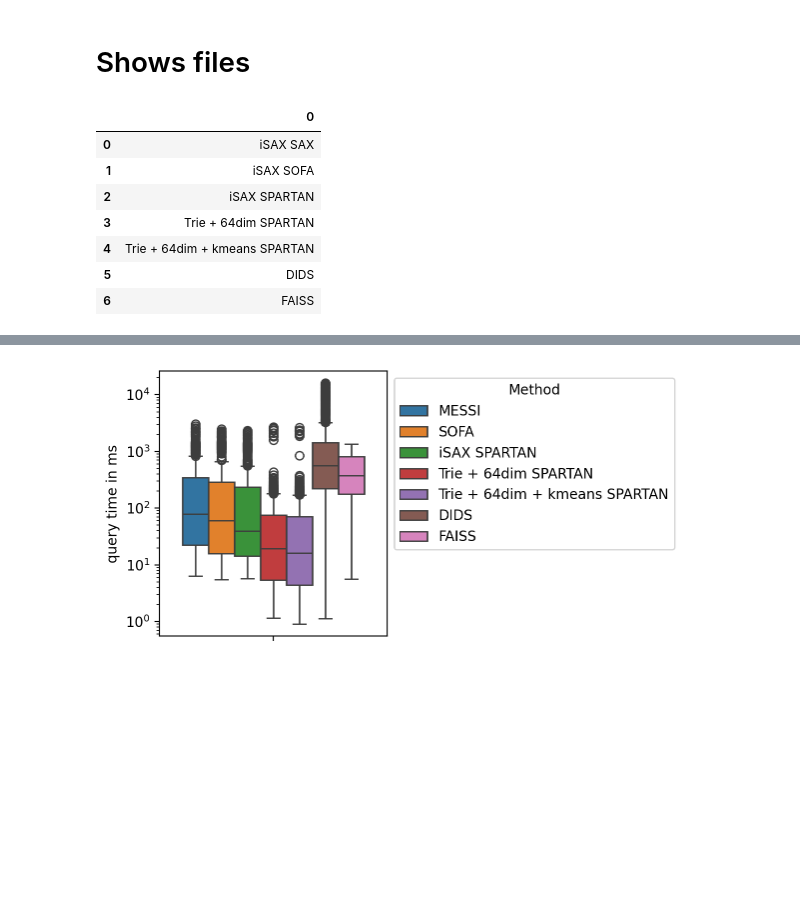
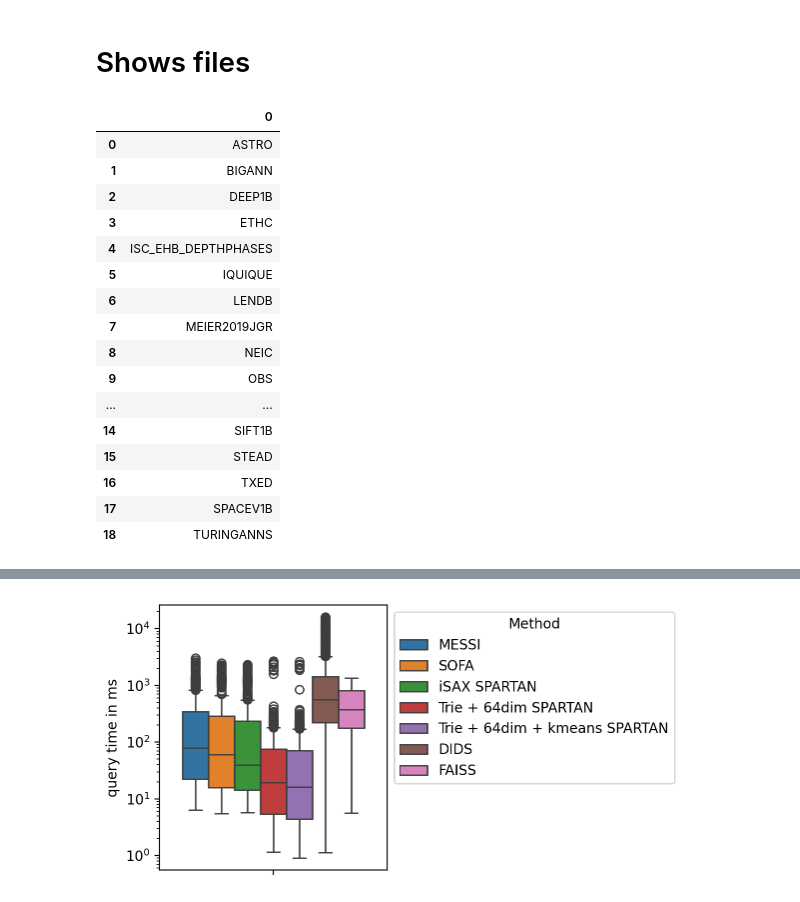
Before and after one commit to patrickzib/SOFA, a Jupyter notebook: notebooks/eval_all-spartan.ipynb, the cells around one changed output, grey strips where cells are left out. Saved outputs shown, nothing was run; the diff lists cells and outputs as text; code cells hidden in the pictures; blank space fills up the shorter version.

```diff
--- a/notebooks/eval_all-spartan.ipynb
+++ b/notebooks/eval_all-spartan.ipynb
@@ -162,6 +165,9 @@ query_times_best = pd.concat(
     ignore_index=True,
 )
 
+query_times_best["dataset"] = (
+    query_times_best["dataset"].astype(str).str.strip().str.upper()
+)
 
 # ============================================================
 # SHOW SELECTED CONFIGURATIONS
@@ -188,17 +194,27 @@ selected_configs = (
 # %%
 
 # display(selected_configs)
 # display(query_times_best)
-pd.DataFrame(query_times_best.Method.unique())
+# pd.DataFrame(query_times_best.Method.unique())
+pd.DataFrame(query_times_best.dataset.unique())
 # %% [output]
 |  | 0 |
-| 0 | iSAX SAX |
-| 1 | iSAX SOFA |
-| 2 | iSAX SPARTAN |
-| 3 | Trie + 64dim SPARTAN |
-| 4 | Trie + 64dim + kmeans SPARTAN |
-| 5 | DIDS |
-| 6 | FAISS |
+| 0 | ASTRO |
+| 1 | BIGANN |
+| 2 | DEEP1B |
+| 3 | ETHC |
+| 4 | ISC_EHB_DEPTHPHASES |
+| 5 | IQUIQUE |
+| 6 | LENDB |
+| 7 | MEIER2019JGR |
+| 8 | NEIC |
+| 9 | OBS |
+| ... | ... |
+| 14 | SIFT1B |
+| 15 | STEAD |
+| 16 | TXED |
+| 17 | SPACEV1B |
+| 18 | TURINGANNS |
 # %%
 # ------------------------------------------------------------
 # Show which configuration won
```
Also changed, not shown: parts of 8 cells of this notebook.
